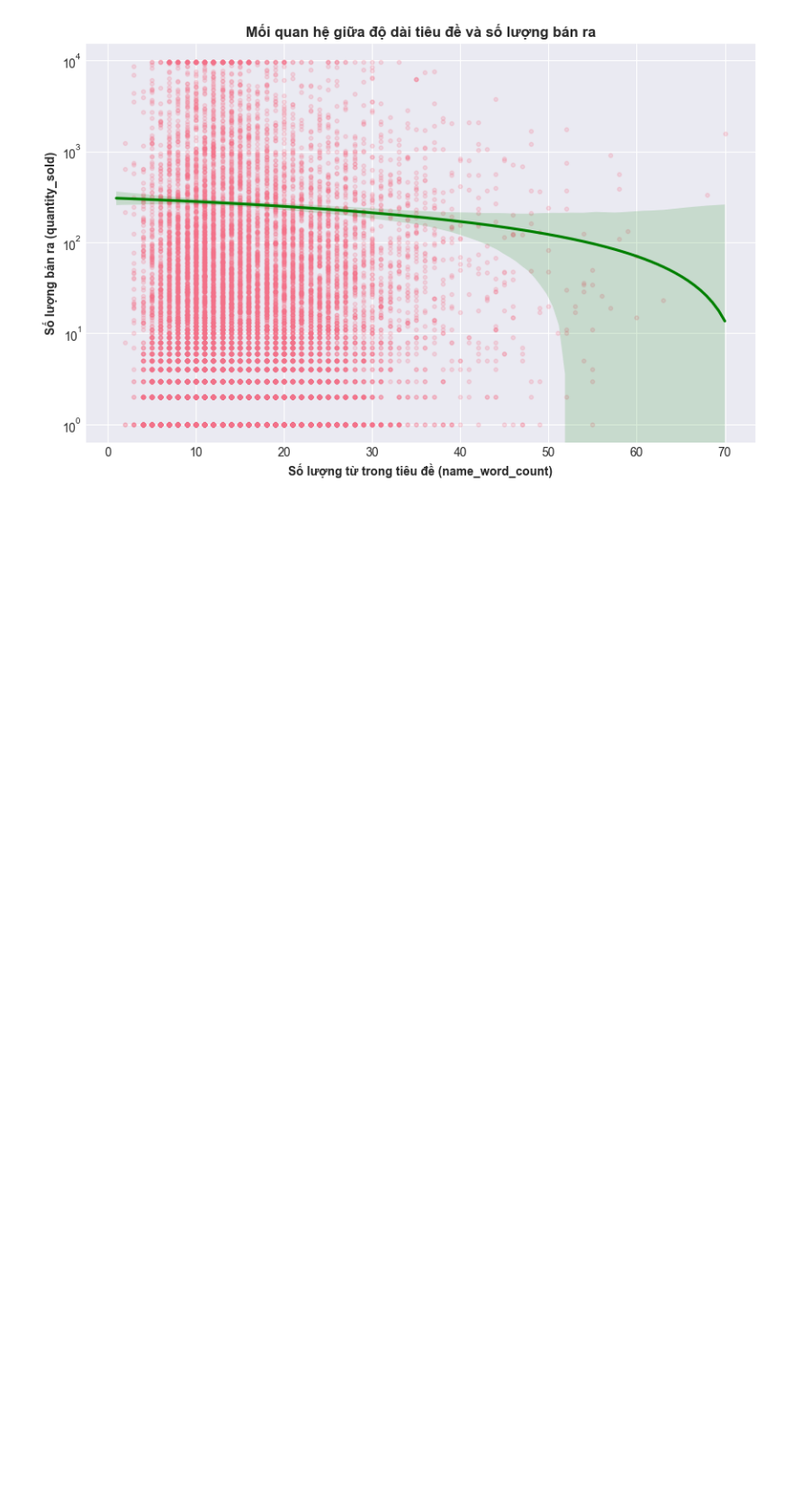
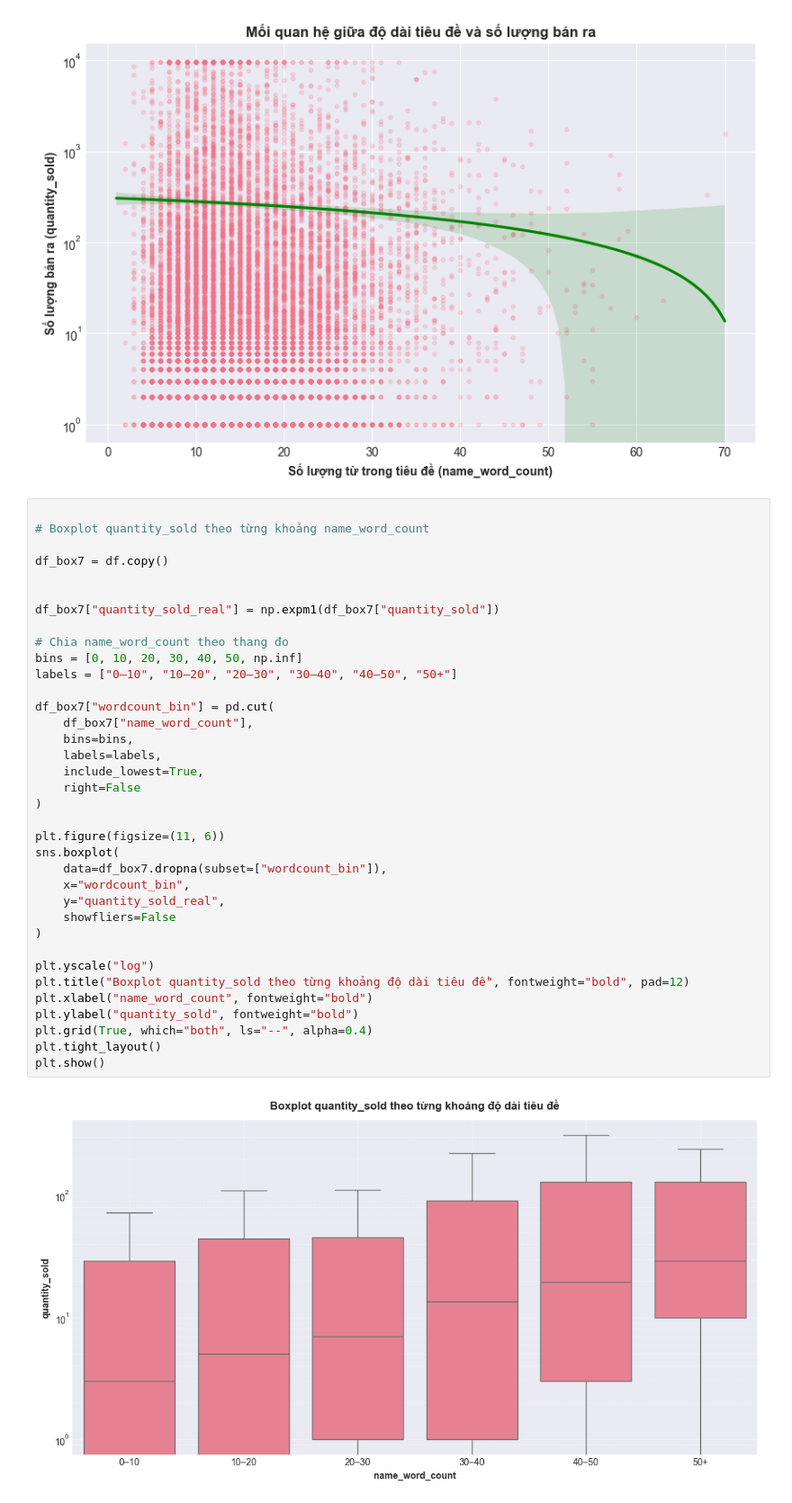
Before and after one commit to manhha2502/IntroductionToDataScience_Group09, a Jupyter notebook: notebooks/questions.ipynb, the cells around one changed output. Shown at 90% size. Drawn from its saved outputs; the diff is of its cells as text; blank space fills up the shorter version.

```diff
--- a/notebooks/questions.ipynb
+++ b/notebooks/questions.ipynb
@@ -1422,6 +1468,44 @@ plt.ylabel("Số lượng bán ra (quantity_sold)", fontweight='bold')
 plt.show()
 # %% [output]
 [figure]
+# %%
+
+# Boxplot quantity_sold theo từng khoảng name_word_count
+
+df_box7 = df.copy()
+
+
+df_box7["quantity_sold_real"] = np.expm1(df_box7["quantity_sold"])
+
+# Chia name_word_count theo thang đo
+bins = [0, 10, 20, 30, 40, 50, np.inf]
+labels = ["0–10", "10–20", "20–30", "30–40", "40–50", "50+"]
+
+df_box7["wordcount_bin"] = pd.cut(
+    df_box7["name_word_count"],
+    bins=bins,
+    labels=labels,
+    include_lowest=True,
+    right=False
+)
+
+plt.figure(figsize=(11, 6))
+sns.boxplot(
+    data=df_box7.dropna(subset=["wordcount_bin"]),
+    x="wordcount_bin",
+    y="quantity_sold_real",
+    showfliers=False
+)
+
+plt.yscale("log")
+plt.title("Boxplot quantity_sold theo từng khoảng độ dài tiêu đề", fontweight="bold", pad=12)
+plt.xlabel("name_word_count", fontweight="bold")
+plt.ylabel("quantity_sold", fontweight="bold")
+plt.grid(True, which="both", ls="--", alpha=0.4)
+plt.tight_layout()
+plt.show()
+# %% [output]
+[figure, added]
 # %% [markdown]
 ### **✍️ Nhận xét:**
 - Qua biểu đồ Boxplot, nhóm sản phẩm có tiêu đề từ 20-30 từ và thậm chí trên 50 từ có dải điểm đánh giá trung bình tập trung cao và ổn định hơn. Tuy nhiên, biểu đồ phân tán Scatter plot với đường hồi quy bậc 2 cho thấy số lượng bán ra (quantity sold) đạt đỉnh khi tiêu đề nằm trong khoảng từ 15 đến 25 từ.
```
Also changed, not shown: parts of 1 cell of this notebook.
